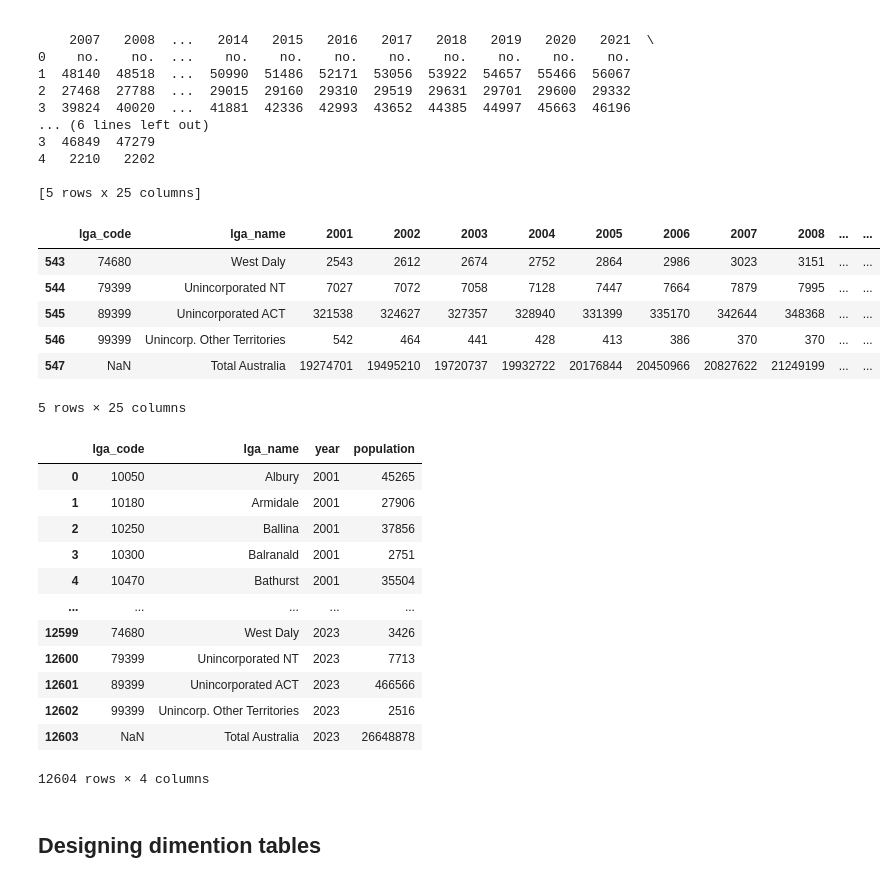
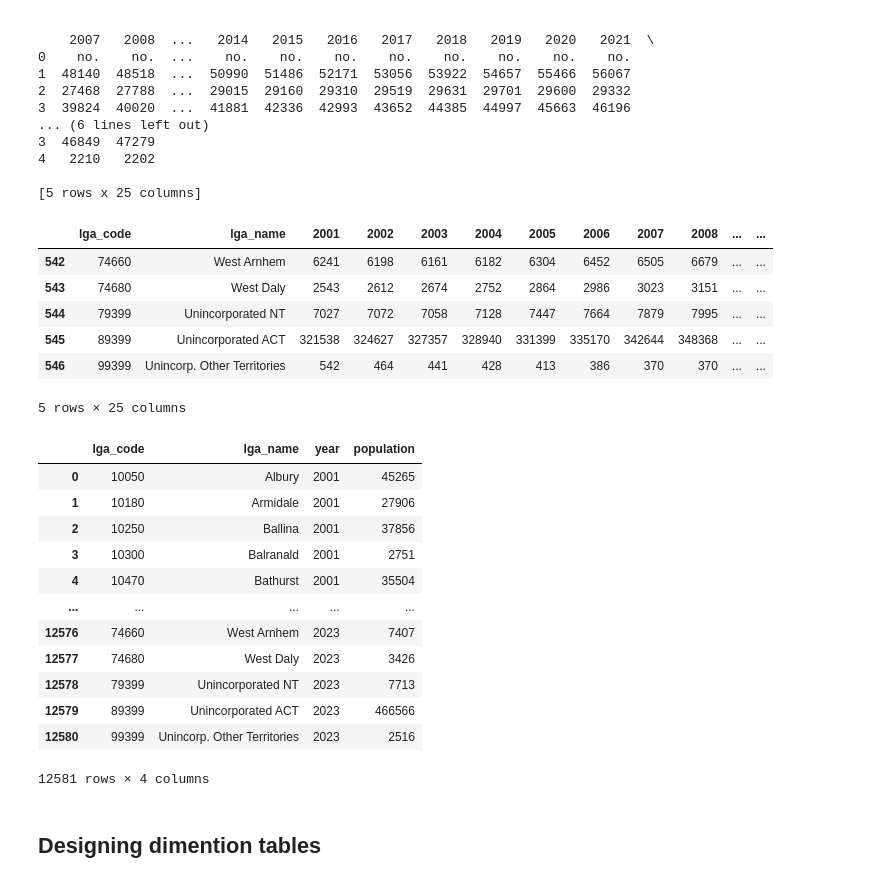
Before and after one commit to gambit0070/Data-Warehouse, a Jupyter notebook: ETL.ipynb, the cells around one changed output. Drawn from its saved outputs; the diff is of its cells as text; code cells hidden in the pictures.

```diff
--- a/ETL.ipynb
+++ b/ETL.ipynb
@@ -324,25 +304,25 @@ print(population.head())
 # %%
 # Clean the columnnames
 year_colnames = population.columns[2:].tolist()  # Get the first row for year column names
 lga_colnames = population.iloc[0, :2].tolist()  # Get the first two columns for LGA names
 
 # change 'local_government_area' to 'lga_name'
 lga_colnames[1] = 'lga_name'
 
 
 for i in range(len(lga_colnames)):
     lga_colnames[i] = lga_colnames[i].strip().lower().replace(' ', '_').replace('/', '_')
 population.columns = lga_colnames + year_colnames  # Combine the two lists
-population = population[1:-1].reset_index(drop=True)  # Skip the first row and the last row with '© Commonwealth of Australia'
+population = population[1:-2].reset_index(drop=True)  # Skip the first row and the last 2 rows with '© Commonwealth of Australia' and Total Australia
 population.head()
 population.tail()
 # %% [output]
 |  | lga_code | lga_name | 2001 | 2002 | 2003 | 2004 | 2005 | 2006 | 2007 | 2008 | ... | ... |
+| 542 | 74660 | West Arnhem | 6241 | 6198 | 6161 | 6182 | 6304 | 6452 | 6505 | 6679 | ... | ... |
 | 543 | 74680 | West Daly | 2543 | 2612 | 2674 | 2752 | 2864 | 2986 | 3023 | 3151 | ... | ... |
 | 544 | 79399 | Unincorporated NT | 7027 | 7072 | 7058 | 7128 | 7447 | 7664 | 7879 | 7995 | ... | ... |
 | 545 | 89399 | Unincorporated ACT | 321538 | 324627 | 327357 | 328940 | 331399 | 335170 | 342644 | 348368 | ... | ... |
 | 546 | 99399 | Unincorp. Other Territories | 542 | 464 | 441 | 428 | 413 | 386 | 370 | 370 | ... | ... |
-| 547 | NaN | Total Australia | 19274701 | 19495210 | 19720737 | 19932722 | 20176844 | 20450966 | 20827622 | 21249199 | ... | ... |
 5 rows × 25 columns
 # %%
 # Transform population into long format
@@ -360,12 +340,12 @@ population_long
 | 3 | 10300 | Balranald | 2001 | 2751 |
 | 4 | 10470 | Bathurst | 2001 | 35504 |
 | ... | ... | ... | ... | ... |
-| 12599 | 74680 | West Daly | 2023 | 3426 |
-| 12600 | 79399 | Unincorporated NT | 2023 | 7713 |
-| 12601 | 89399 | Unincorporated ACT | 2023 | 466566 |
-| 12602 | 99399 | Unincorp. Other Territories | 2023 | 2516 |
-| 12603 | NaN | Total Australia | 2023 | 26648878 |
+| 12576 | 74660 | West Arnhem | 2023 | 7407 |
+| 12577 | 74680 | West Daly | 2023 | 3426 |
+| 12578 | 79399 | Unincorporated NT | 2023 | 7713 |
+| 12579 | 89399 | Unincorporated ACT | 2023 | 466566 |
+| 12580 | 99399 | Unincorp. Other Territories | 2023 | 2516 |
-12604 rows × 4 columns
+12581 rows × 4 columns
 # %% [markdown]
 ## Designing dimention tables
 # %%
```
Also changed, not shown: parts of 28 cells of this notebook, 4 other files.
